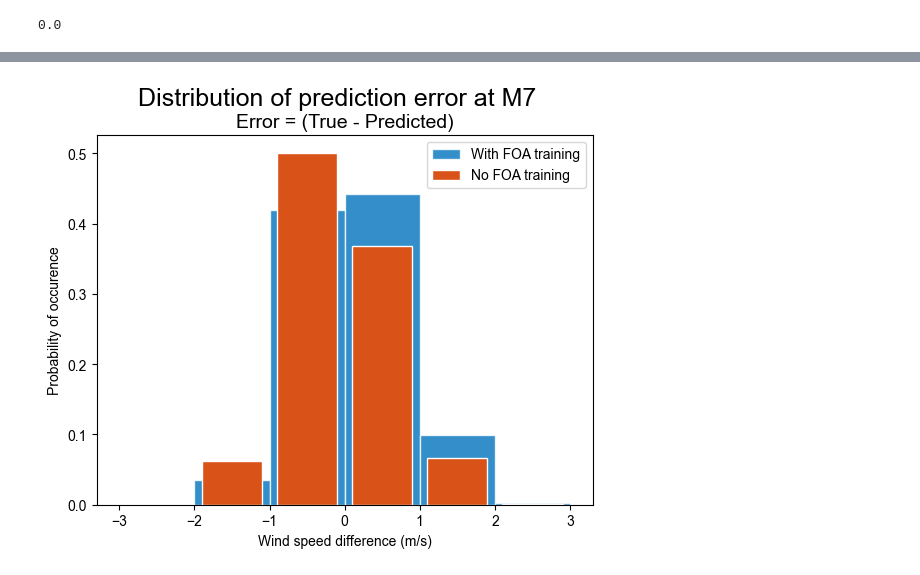
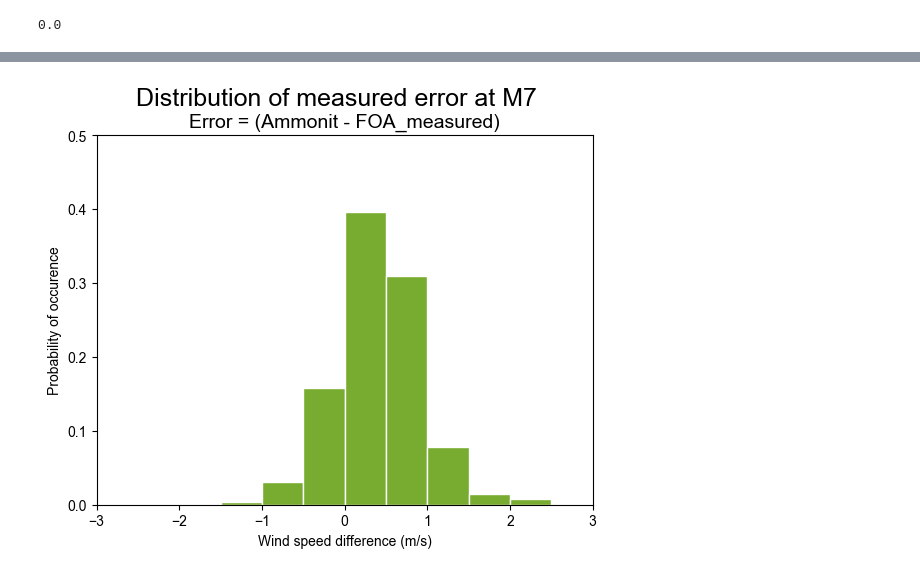
Before and after one commit to djskrovanek/gridraven-analytics, a Jupyter notebook: analyze_Enelis_results.ipynb, the cells around one changed output, grey strips where cells are left out. Saved outputs shown, nothing was run; the diff lists cells and outputs as text; code cells hidden in the pictures.

```diff
--- a/analyze_Enelis_results.ipynb
+++ b/analyze_Enelis_results.ipynb
@@ -60,36 +144,29 @@ plt.show()
-# %%
-# make histogram of M7 error
-
-# define error
-FOA_M7_error_wFORM = FOA_M7_wFORM['wspeed_true'] - FOA_M7_wFORM['wspeed_pred']
-FOA_M7_error_noFORM = FOA_M7_noFORM['wspeed_true'] - FOA_M7_noFORM['wspeed_pred']
-FOA_M7_wFORM_MAE = abs(FOA_M7_wFORM['wspeed_true'] - FOA_M7_wFORM['wspeed_pred']).mean()
-FOA_M7_noFORM_MAE = abs(FOA_M7_noFORM['wspeed_true'] - FOA_M7_noFORM['wspeed_pred']).mean()
-
-# set wind speed range bins
-bin_edges = [-3, -2, -1, 0, 1, 2, 3]
-
-# compute histogram counts
-counts_wFORM, edges_wFORM = np.histogram(FOA_M7_error_wFORM, bins=bin_edges)
-counts_noFORM, edges_noFORM = np.histogram(FOA_M7_error_noFORM, bins=bin_edges)
-counts_wFORM = counts_wFORM / counts_wFORM.sum()
-
-plt.hist(FOA_M7_error_noFORM, bins=bin_edges, color=(0, 0.4470, 0.7410), edgecolor='white', density=True, alpha=0.8)
-plt.bar(edges_wFORM[:-1]+0.5, counts_wFORM, width=0.8, color=(0.8500, 0.3250, 0.0980), edgecolor='white')
-# plt.hist(FOA_M7_error_noFORM, bins=bin_edges, color=(0.8500, 0.3250, 0.0980))
-
-# FOA_M7_error_wFORM.hist(bins=bin_edges, alpha=0.85, color=(0, 0.4470, 0.7410))
-# FOA_M7_error_noFORM.hist(bins=bin_edges, alpha=0.5, color=(0.8500, 0.3250, 0.0980))
-
-# Add a title and labels
-plt.rcParams["font.family"] = "Arial"
-plt.suptitle('Distribution of prediction error at M7', fontsize=18)
-plt.title('Error = (True - Predicted)', fontsize=14)
-plt.xlabel('Wind speed difference (m/s)')
-plt.ylabel('Probability of occurence')
-plt.legend(('With FOA training', 'No FOA training'))
-
-# Show the plot
-plt.show()
-# %% [output]
-[figure, removed]
+# %%
+# Make histogram of FOA_M7 and Ammonit measured wind speeds
+
+# Define error as (Ammonit wind speed) - (FOA_M7 wind speed)
+measured_M7_error = Ammonit_wFORM_common['wspeed_true'] - FOA_M7_wFORM_common['wspeed_true']
+
+# set wind speed range bins
+bin_edges = np.arange(-3, 3, 0.5)
+
+# Compute the weights for each dataset to normalize histogram
+weights_measured_M7_error = np.ones_like(measured_M7_error) / len(measured_M7_error)
+
+# Make plot
+plt.hist(measured_M7_error, bins=bin_edges, color=(0.4660, 0.6740, 0.1880), edgecolor='white',
+         align='mid', weights=weights_noFORM)
+
+# Add a title and labels
+plt.rcParams["font.family"] = "Arial"
+plt.suptitle('Distribution of measured error at M7', fontsize=18)
+plt.title('Error = (Ammonit - FOA_measured)', fontsize=14)
+plt.xlabel('Wind speed difference (m/s)')
+plt.ylabel('Probability of occurence')
+plt.ylim(0, 0.5)
+plt.xlim(-3, 3)
+
+# Show the plot
+plt.show()
+# %% [output]
+[figure, added]
```
Also changed, not shown: parts of 6 cells of this notebook, 1 other file.
